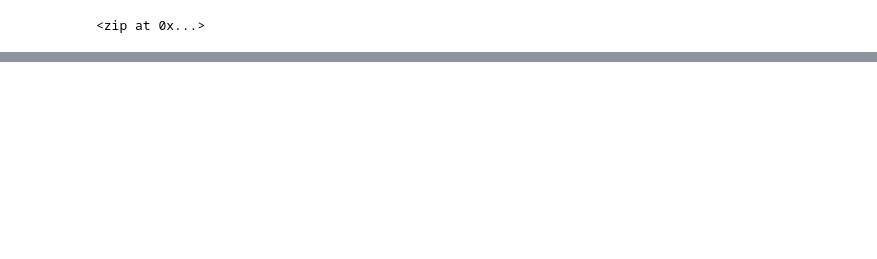
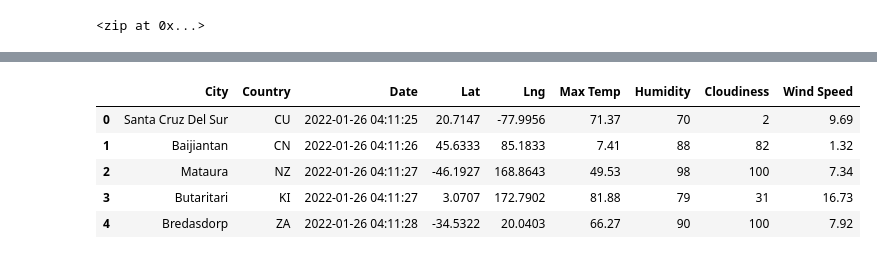
Before and after one commit to alyssamaestringer/World_Weather_Analysis, a Jupyter notebook: WeatherPy.ipynb, the cells around one changed output, grey strips where cells are left out. Drawn from its saved outputs; the diff is of its cells as text; code cells hidden in the pictures; blank space fills up the shorter version.

```diff
--- a/WeatherPy.ipynb
+++ b/WeatherPy.ipynb
@@ -35,0 +140,13 @@ len(cities)
+# %%
+#re assign columns:
+new_column_order = ["City", "Country", "Date", "Lat", "Lng", "Max Temp", "Humidity", "Cloudiness", "Wind Speed"]
+city_data_df = city_data_df[new_column_order]
+
+city_data_df.head()
+# %% [output]
+|  | City | Country | Date | Lat | Lng | Max Temp | Humidity | Cloudiness | Wind Speed |
+| 0 | Santa Cruz Del Sur | CU | 2022-01-26 04:11:25 | 20.7147 | -77.9956 | 71.37 | 70 | 2 | 9.69 |
+| 1 | Baijiantan | CN | 2022-01-26 04:11:26 | 45.6333 | 85.1833 | 7.41 | 88 | 82 | 1.32 |
+| 2 | Mataura | NZ | 2022-01-26 04:11:27 | -46.1927 | 168.8643 | 49.53 | 98 | 100 | 7.34 |
+| 3 | Butaritari | KI | 2022-01-26 04:11:27 | 3.0707 | 172.7902 | 81.88 | 79 | 31 | 16.73 |
+| 4 | Bredasdorp | ZA | 2022-01-26 04:11:28 | -34.5322 | 20.0403 | 66.27 | 90 | 100 | 7.92 |
```
Also changed, not shown: parts of 6 cells of this notebook, 4 other files.
